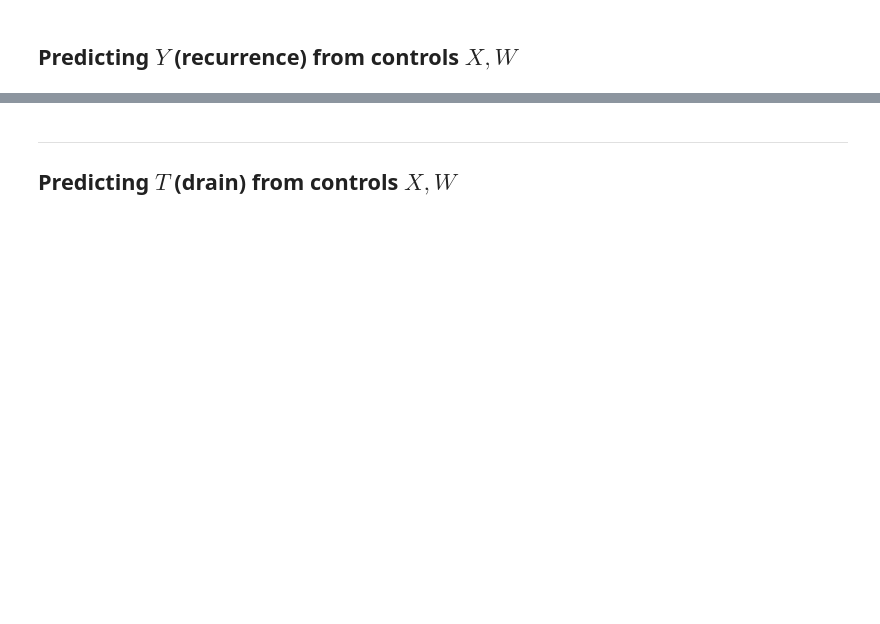
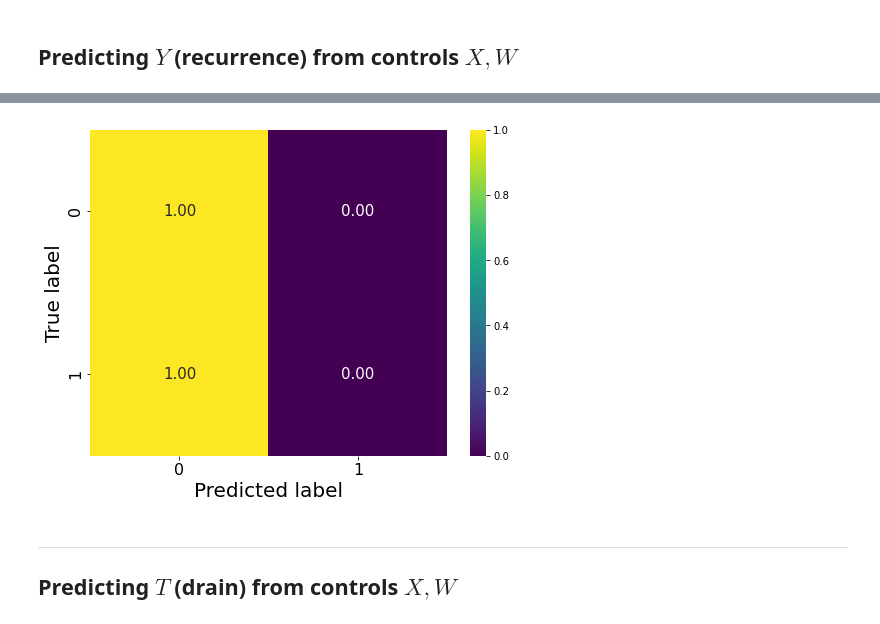
Before and after one commit to c-abbott/surviving-the-icu, a Jupyter notebook: src/notebooks/cate_meta_model_selection.ipynb, the cells around one changed output, grey strips where cells are left out. Cells and saved outputs as stored; diff of their text form; code cells hidden in the pictures; blank space fills up the shorter version.

```diff
--- a/src/notebooks/cate_meta_model_selection.ipynb
+++ b/src/notebooks/cate_meta_model_selection.ipynb
@@ -159,15 +140,0 @@ ce_val_score = {}
-# %%
-for name, clf in zip(names, classifiers):
-    clf.fit(X_rec_train, y_rec_train)
-
-    ca_train_score[name] = clf.score(X_rec_train, y_rec_train)
-    auroc_train_score[name] = roc_auc_score(y_rec_train, clf.predict(X_rec_train))
-    recall_train_score[name] = recall_score(y_rec_train, clf.predict(X_rec_train))
-    f1_train_score[name] = f1_score(y_rec_train, clf.predict(X_rec_train))
-    ce_train_score[name] = log_loss(y_rec_train, clf.predict(X_rec_train))
-
-    ca_val_score[name] = clf.score(X_rec_val, y_rec_val)
-    auroc_val_score[name] = roc_auc_score(y_rec_val, clf.predict(X_rec_val))
-    recall_val_score[name] = recall_score(y_rec_val, clf.predict(X_rec_val))
-    f1_val_score[name] = f1_score(y_rec_val, clf.predict(X_rec_val))
-    ce_val_score[name] = log_loss(y_rec_val, clf.predict(X_rec_val))
@@ -206,0 +141,7 @@ RF            0.911    0.500    0.000    0.000   3.084    0.948    0.720    0.44
+# %%
+rec_training_scores, rec_val_scores = mmh.train_and_validate_classifiers(X_rec_train,
+                                                                         y_rec_train,
+                                                                         X_rec_val,
+                                                                         y_rec_val,
+                                                                         names,
+                                                                         classifiers)
@@ -207,3 +164,8 @@ RF            0.911    0.500    0.000    0.000   3.084    0.948    0.720    0.44
+# %%
+cm_rec_test = confusion_matrix(y_rec_test, classifiers[7].predict(X_rec_test), normalize='true')
+mmh.plot_confusion_matrix(cm_rec_test, [0, 1])
+# %% [output]
+[figure, added]
 # %% [markdown]
 ---
 ## Predicting $T$ (drain) from controls $X, W$
```
Also changed, not shown: parts of 24 cells of this notebook.
